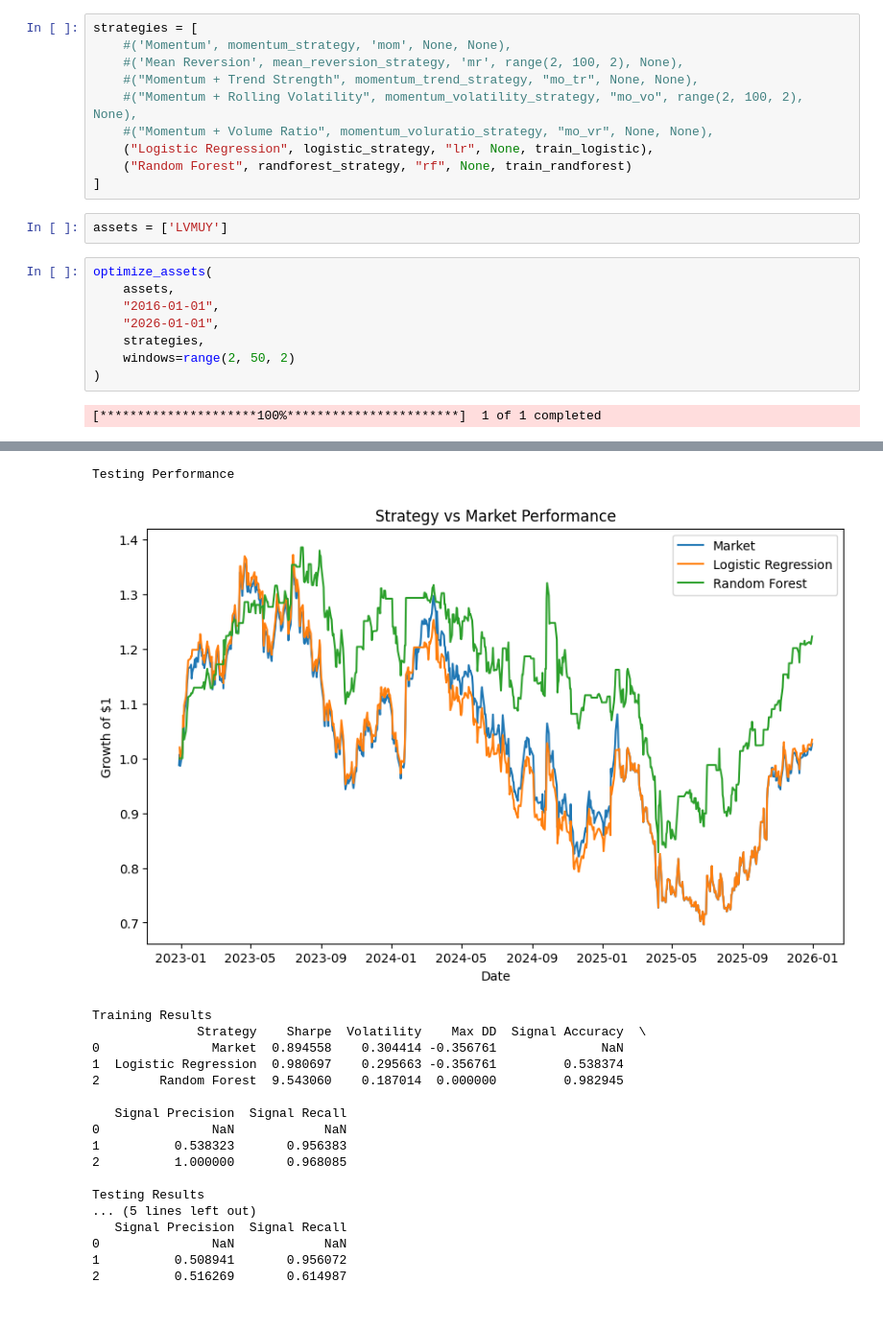
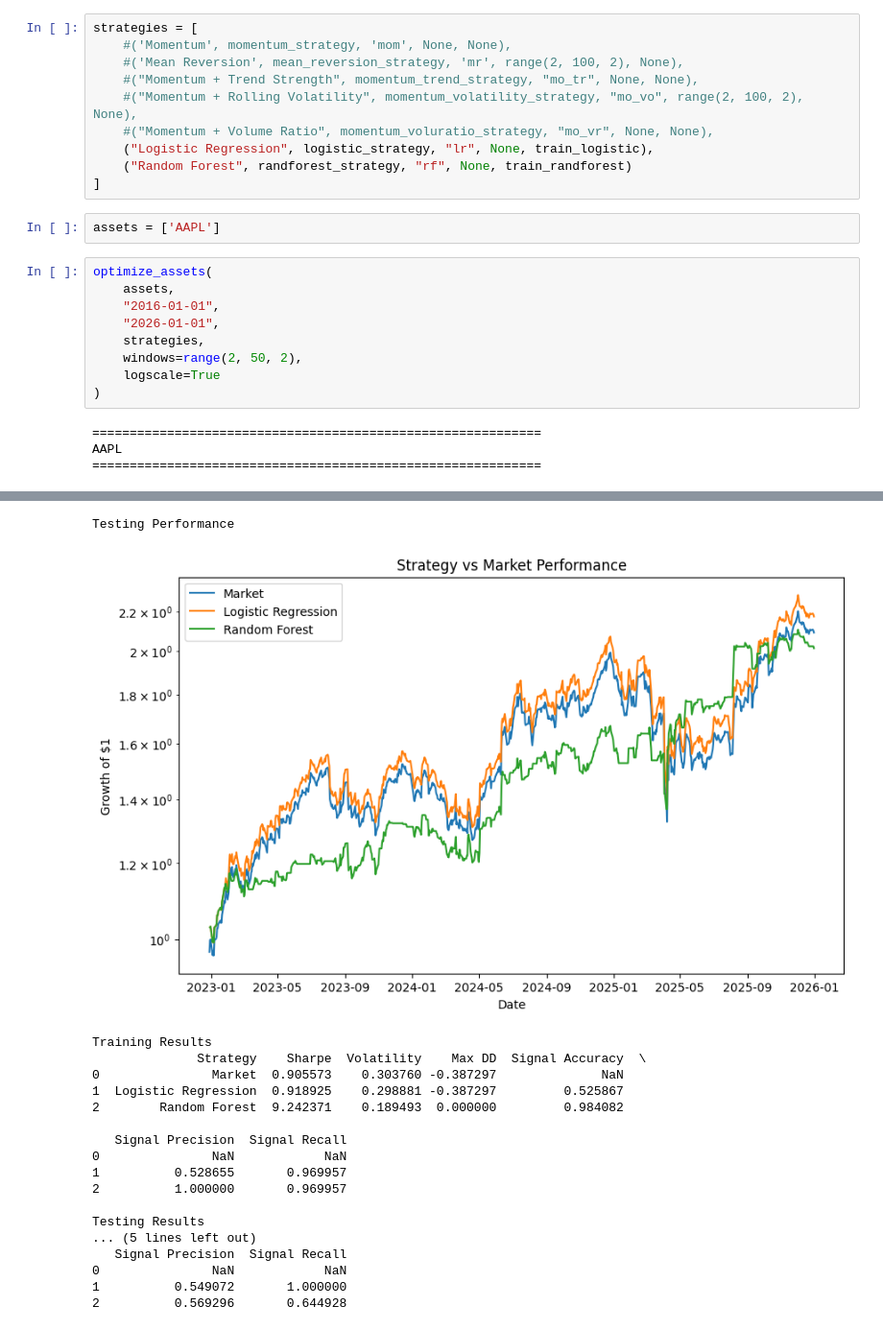
Before and after one commit to noelpdlt/quant-research-system, a Jupyter notebook: notebooks/randomforest.ipynb, the cells around one changed output, grey strips where cells are left out. Shown at 96% size. Cells and saved outputs as stored; diff of their text form.

Commit message:
Added log scale option to visualization.

```diff
--- a/notebooks/randomforest.ipynb
+++ b/notebooks/randomforest.ipynb
@@ -34,14 +34,17 @@ strategies = [
     ("Random Forest", randforest_strategy, "rf", None, train_randforest)
 ]
 # %%
-assets = ['LVMUY']
+assets = ['AAPL']
 # %%
 optimize_assets(
     assets,
     "2016-01-01",
     "2026-01-01",
     strategies,
-    windows=range(2, 50, 2)
+    windows=range(2, 50, 2),
+    logscale=True
 )
 # %% [output]
-[*********************100%***********************]  1 of 1 completed
+============================================================
+AAPL
+============================================================
@@ -61,19 +62,19 @@ Training Performance
 Testing Performance
-[figure, old version]
+[figure, new version]
 Training Results
               Strategy    Sharpe  Volatility    Max DD  Signal Accuracy  \
-0               Market  0.894558    0.304414 -0.356761              NaN
-1  Logistic Regression  0.980697    0.295663 -0.356761         0.538374
-2        Random Forest  9.543060    0.187014  0.000000         0.982945
+0               Market  0.905573    0.303760 -0.387297              NaN
+1  Logistic Regression  0.918925    0.298881 -0.387297         0.525867
+2        Random Forest  9.242371    0.189493  0.000000         0.984082
 
    Signal Precision  Signal Recall
 0               NaN            NaN
-1          0.538323       0.956383
-2          1.000000       0.968085
+1          0.528655       0.969957
+2          1.000000       0.969957
 
 Testing Results
 ... (5 lines left out)
    Signal Precision  Signal Recall
 0               NaN            NaN
-1          0.508941       0.956072
-2          0.516269       0.614987
+1          0.549072       1.000000
+2          0.569296       0.644928
```
Also changed, not shown: parts of 1 cell of this notebook, 1 other file.
